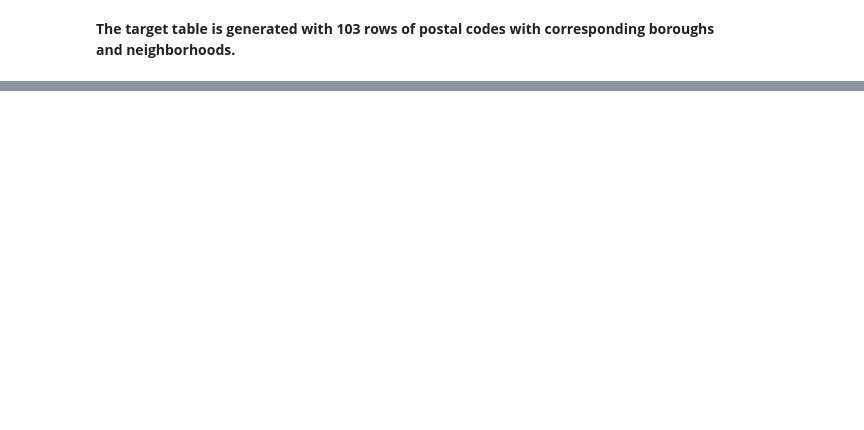
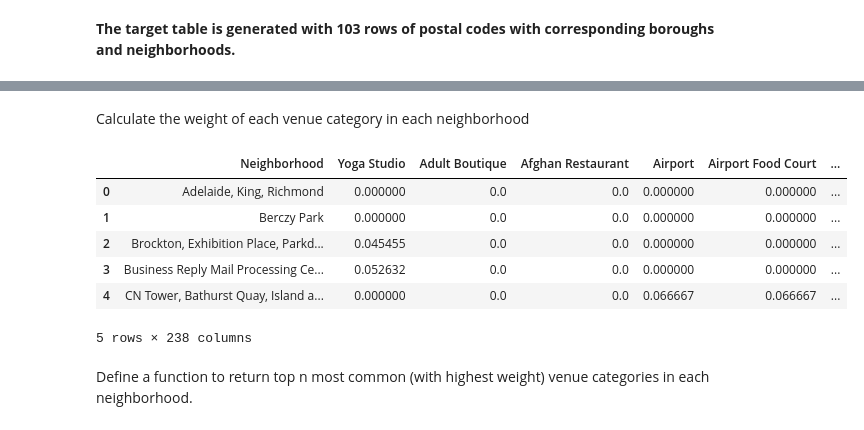
Before and after one commit to wangyw80/Coursera_Capstone, a Jupyter notebook: Capstone Assignment Week 3.ipynb, the cells around one changed output, grey strips where cells are left out. Cells and saved outputs as stored; diff of their text form; code cells hidden in the pictures; blank space fills up the shorter version.

```diff
--- a/Capstone Assignment Week 3.ipynb
+++ b/Capstone Assignment Week 3.ipynb
@@ -191,0 +329,15 @@ results
+# %% [markdown]
+Calculate the weight of each venue category in each neighborhood
+# %%
+toronto_grouped = toronto_onehot.groupby('Neighborhood').mean().reset_index()
+toronto_grouped.head()
+# %% [output]
+|  | Neighborhood | Yoga Studio | Adult Boutique | Afghan Restaurant | Airport | Airport Food Court | ... |
+| 0 | Adelaide, King, Richmond | 0.000000 | 0.0 | 0.0 | 0.000000 | 0.000000 | ... |
+| 1 | Berczy Park | 0.000000 | 0.0 | 0.0 | 0.000000 | 0.000000 | ... |
+| 2 | Brockton, Exhibition Place, Parkd... | 0.045455 | 0.0 | 0.0 | 0.000000 | 0.000000 | ... |
+| 3 | Business Reply Mail Processing Ce... | 0.052632 | 0.0 | 0.0 | 0.000000 | 0.000000 | ... |
+| 4 | CN Tower, Bathurst Quay, Island a... | 0.000000 | 0.0 | 0.0 | 0.066667 | 0.066667 | ... |
+5 rows × 238 columns
+# %% [markdown]
+Define a function to return top n most common (with highest weight) venue categories in each neighborhood.
```
Also changed, not shown: parts of 36 cells of this notebook.
